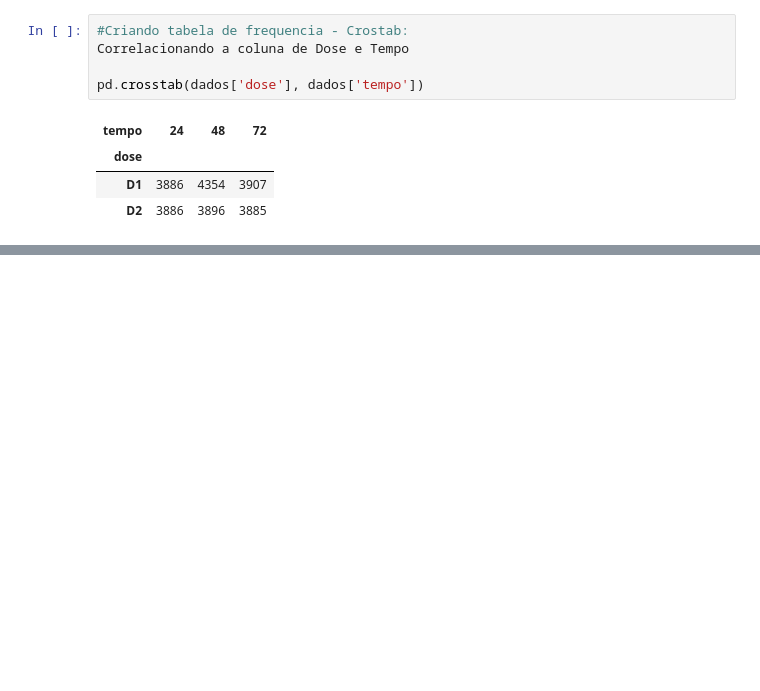
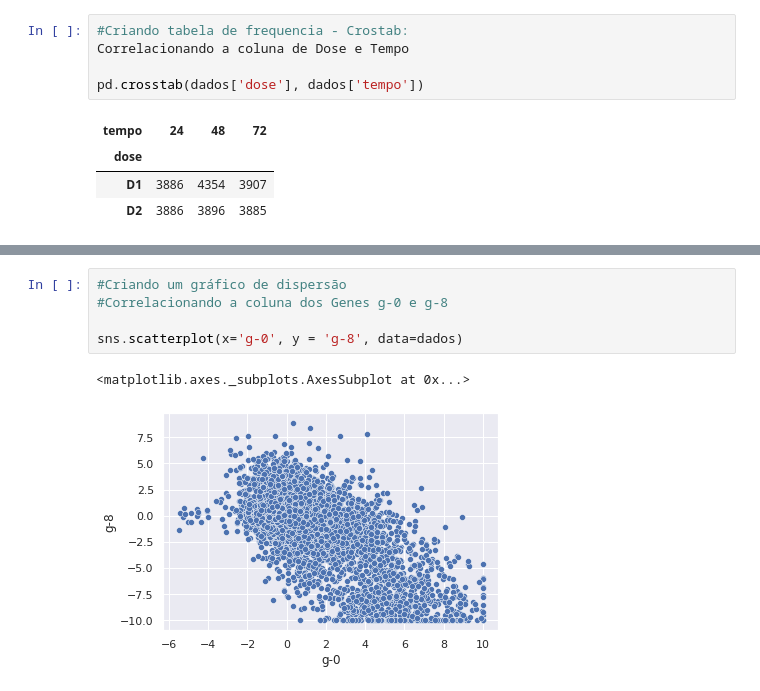
Before and after one commit to jonatanpereira/Alura-Imersao-dados03, a Jupyter notebook: Notebooks/Aula03_ImersãoDados3_Alura.ipynb, the cells around one changed output, grey strips where cells are left out. Saved outputs shown, nothing was run; the diff lists cells and outputs as text; blank space fills up the shorter version.

```diff
--- a/Notebooks/Aula03_ImersãoDados3_Alura.ipynb
+++ b/Notebooks/Aula03_ImersãoDados3_Alura.ipynb
@@ -131,0 +199,8 @@ pd.crosstab([dados['dose'], dados['tempo']], dados['tratamento'], normalize='ind
+# %%
+#Criando um gráfico de dispersão
+#Correlacionando a coluna dos Genes g-0 e g-8
+
+sns.scatterplot(x='g-0', y = 'g-8', data=dados)
+# %% [output]
+<matplotlib.axes._subplots.AxesSubplot at 0x...>
+[figure, added]
```
Also changed, not shown: parts of 14 cells of this notebook.
